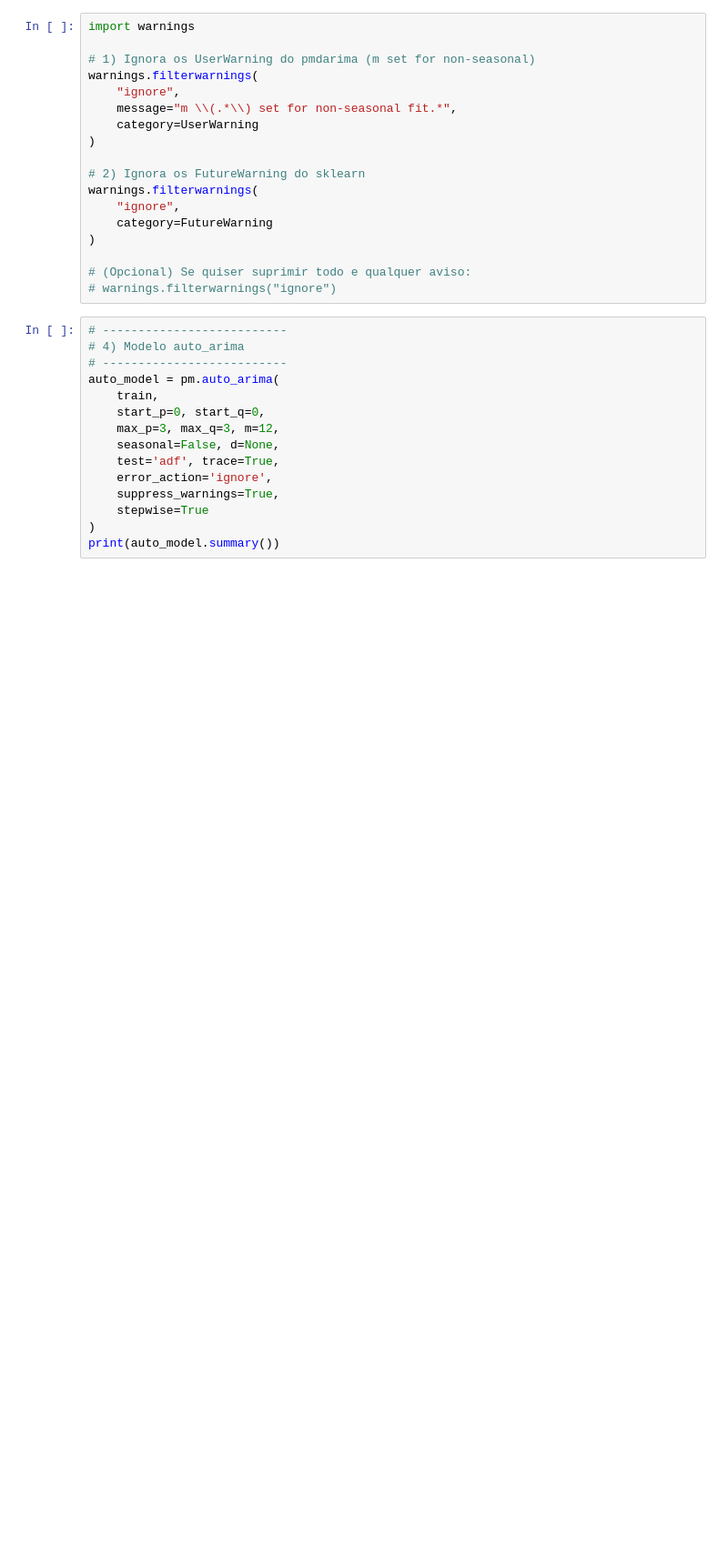
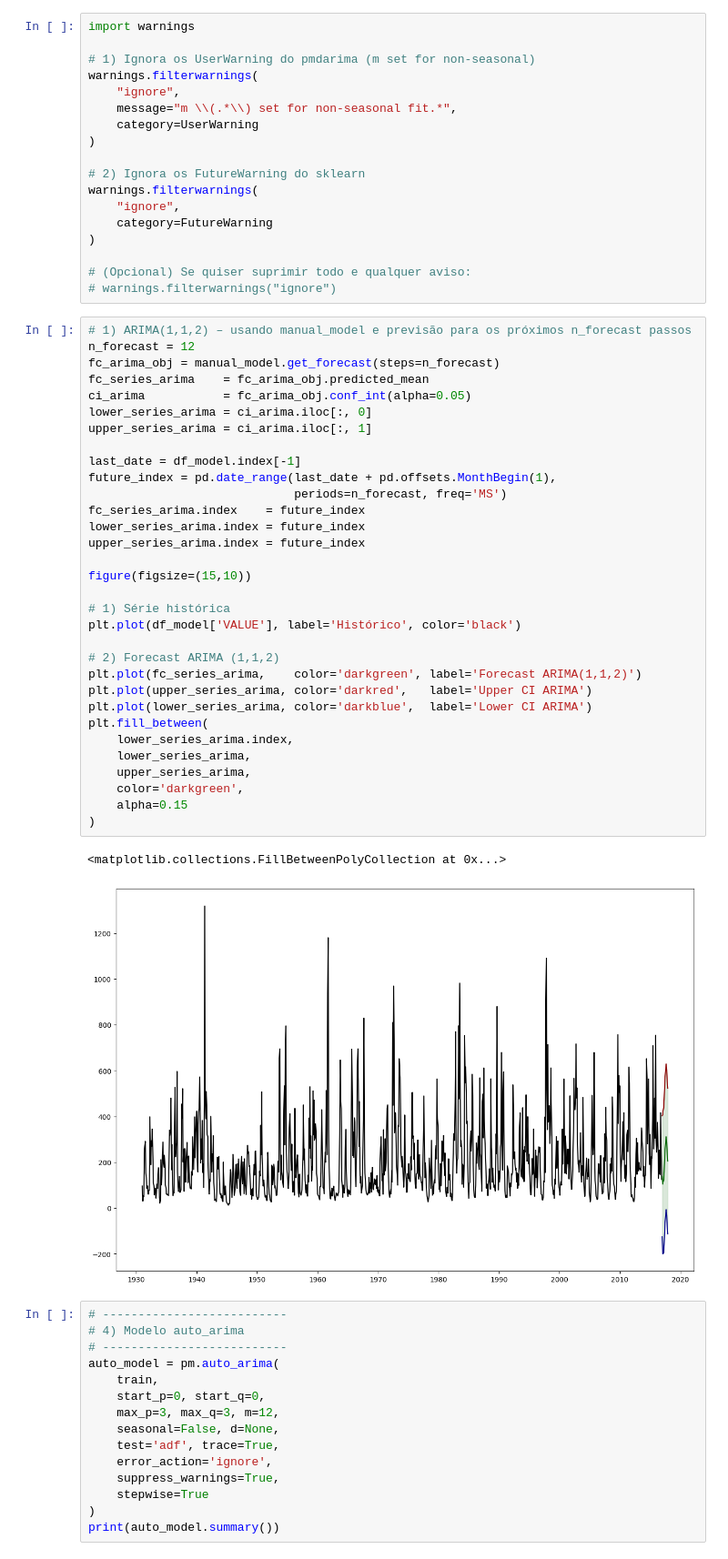
Before and after one commit to LucasMacieel/Modelagem_Analitica, a Jupyter notebook: passos_real_analysis.ipynb, the cells around one changed output. Shown at 91% size. Cells and saved outputs as stored; diff of their text form; blank space fills up the shorter version.

```diff
--- a/passos_real_analysis.ipynb
+++ b/passos_real_analysis.ipynb
@@ -394,6 +456,41 @@ warnings.filterwarnings(
 
 # (Opcional) Se quiser suprimir todo e qualquer aviso:
 # warnings.filterwarnings("ignore")
+# %%
+# 1) ARIMA(1,1,2) – usando manual_model e previsão para os próximos n_forecast passos
+n_forecast = 12
+fc_arima_obj = manual_model.get_forecast(steps=n_forecast)
+fc_series_arima    = fc_arima_obj.predicted_mean
+ci_arima           = fc_arima_obj.conf_int(alpha=0.05)
+lower_series_arima = ci_arima.iloc[:, 0]
+upper_series_arima = ci_arima.iloc[:, 1]
+
+last_date = df_model.index[-1]
+future_index = pd.date_range(last_date + pd.offsets.MonthBegin(1),
+                             periods=n_forecast, freq='MS')
+fc_series_arima.index    = future_index
+lower_series_arima.index = future_index
+upper_series_arima.index = future_index
+
+figure(figsize=(15,10))
+
+# 1) Série histórica
+plt.plot(df_model['VALUE'], label='Histórico', color='black')
+
+# 2) Forecast ARIMA (1,1,2)
+plt.plot(fc_series_arima,    color='darkgreen', label='Forecast ARIMA(1,1,2)')
+plt.plot(upper_series_arima, color='darkred',   label='Upper CI ARIMA')
+plt.plot(lower_series_arima, color='darkblue',  label='Lower CI ARIMA')
+plt.fill_between(
+    lower_series_arima.index,
+    lower_series_arima,
+    upper_series_arima,
+    color='darkgreen',
+    alpha=0.15
+)
+# %% [output]
+<matplotlib.collections.FillBetweenPolyCollection at 0x...>
+[figure, added]
 # %%
 # --------------------------
 # 4) Modelo auto_arima
```
Also changed, not shown: parts of 4 cells of this notebook.
